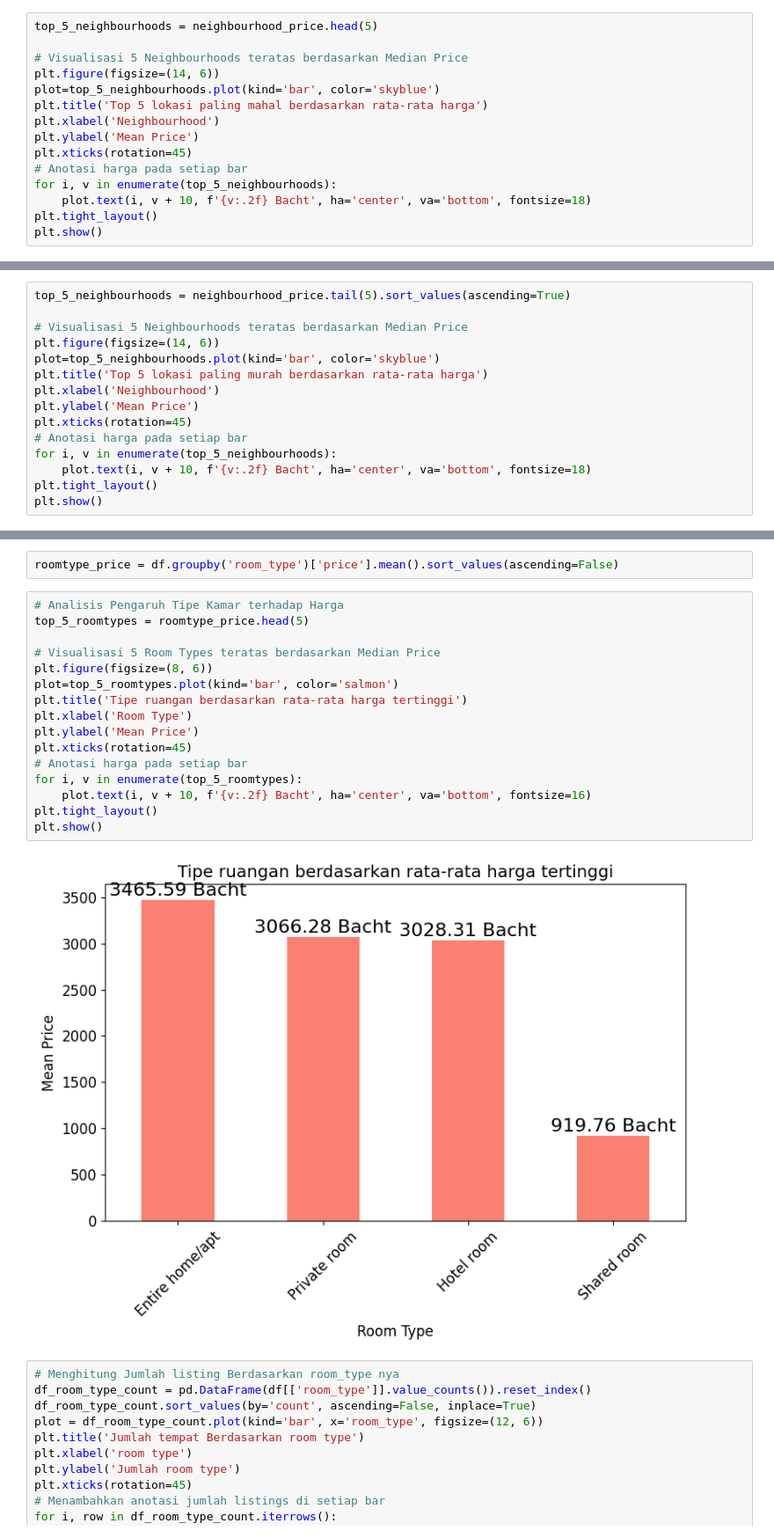
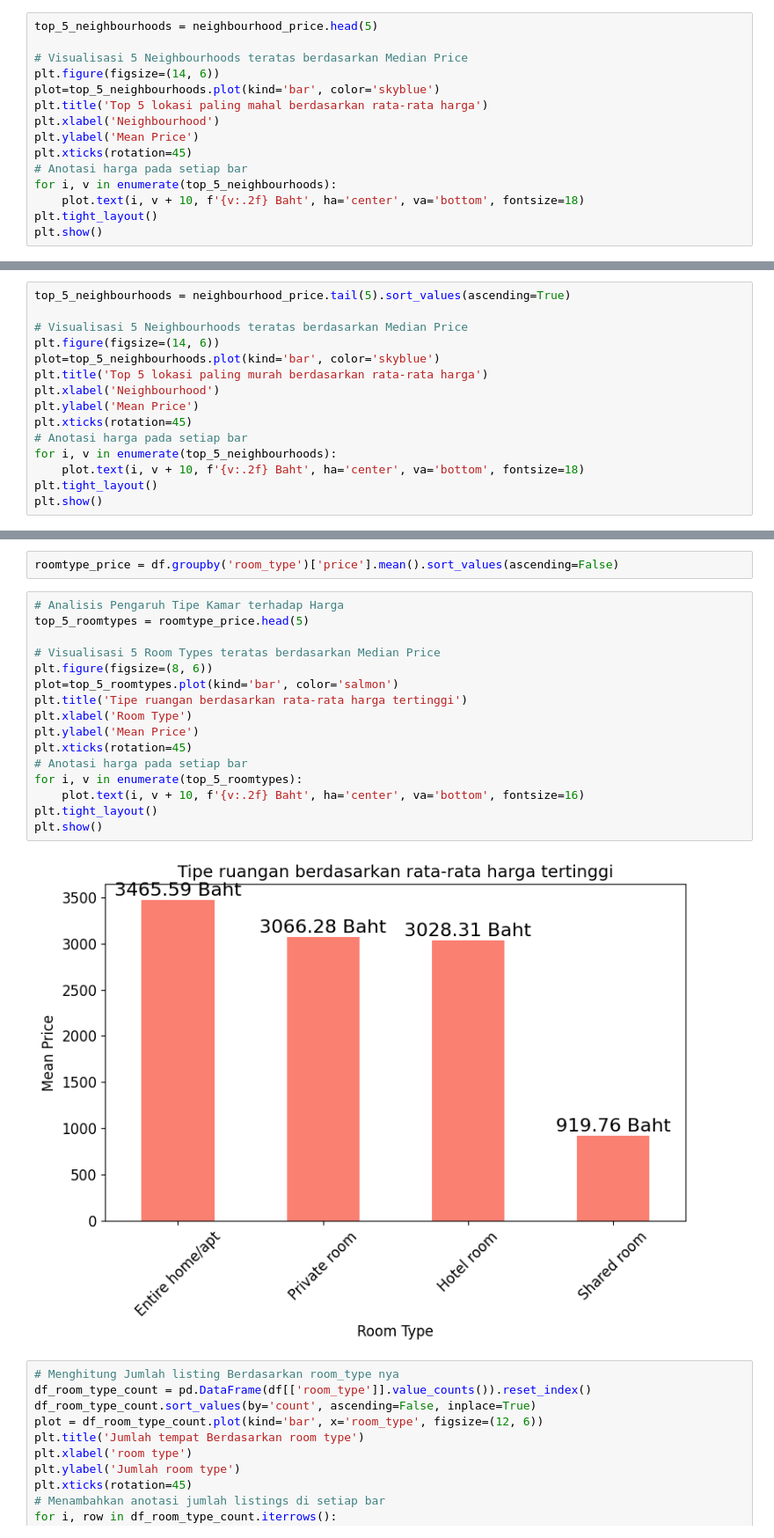
Before and after one commit to fadhelmurphy/airbnb-analysis, a Jupyter notebook: notebook.ipynb, the cells around one changed output, grey strips where cells are left out. Shown at 88% size. Cells and saved outputs as stored; diff of their text form.

```diff
--- a/notebook.ipynb
+++ b/notebook.ipynb
@@ -490,7 +490,7 @@ plt.ylabel('Mean Price')
 plt.xticks(rotation=45)
 # Anotasi harga pada setiap bar
 for i, v in enumerate(top_5_neighbourhoods):
-    plot.text(i, v + 10, f'{v:.2f} Bacht', ha='center', va='bottom', fontsize=18)
+    plot.text(i, v + 10, f'{v:.2f} Baht', ha='center', va='bottom', fontsize=18)
 plt.tight_layout()
 plt.show()
 # %% [output]
@@ -507,7 +507,7 @@ plt.ylabel('Mean Price')
 plt.xticks(rotation=45)
 # Anotasi harga pada setiap bar
 for i, v in enumerate(top_5_neighbourhoods):
-    plot.text(i, v + 10, f'{v:.2f} Bacht', ha='center', va='bottom', fontsize=18)
+    plot.text(i, v + 10, f'{v:.2f} Baht', ha='center', va='bottom', fontsize=18)
 plt.tight_layout()
 plt.show()
 # %% [output]
@@ -541,21 +541,21 @@ roomtype_price = df.groupby('room_type')['price'].mean().sort_values(ascending=F
 # %%
 # Analisis Pengaruh Tipe Kamar terhadap Harga
 top_5_roomtypes = roomtype_price.head(5)
 
 # Visualisasi 5 Room Types teratas berdasarkan Median Price
 plt.figure(figsize=(8, 6))
 plot=top_5_roomtypes.plot(kind='bar', color='salmon')
 plt.title('Tipe ruangan berdasarkan rata-rata harga tertinggi')
 plt.xlabel('Room Type')
 plt.ylabel('Mean Price')
 plt.xticks(rotation=45)
 # Anotasi harga pada setiap bar
 for i, v in enumerate(top_5_roomtypes):
-    plot.text(i, v + 10, f'{v:.2f} Bacht', ha='center', va='bottom', fontsize=16)
+    plot.text(i, v + 10, f'{v:.2f} Baht', ha='center', va='bottom', fontsize=16)
 plt.tight_layout()
 plt.show()
 # %% [output]
-[figure, old version]
+[figure, new version]
 # %%
 # Menghitung Jumlah listing Berdasarkan room_type nya
 df_room_type_count = pd.DataFrame(df[['room_type']].value_counts()).reset_index()
```
Also changed, not shown: parts of 3 cells of this notebook.
